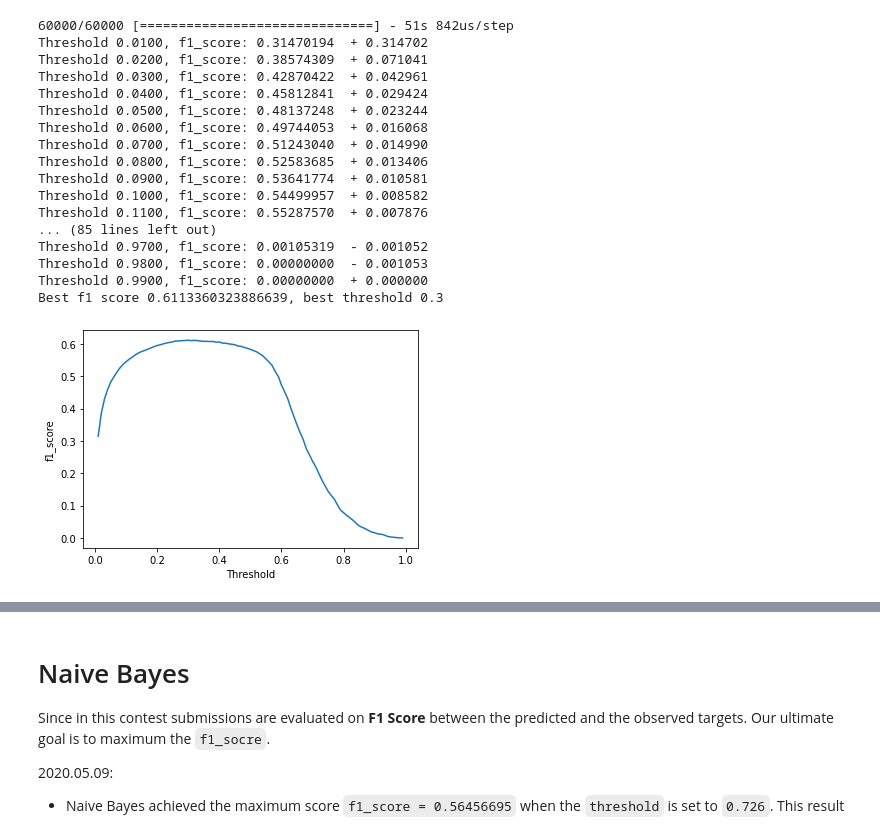
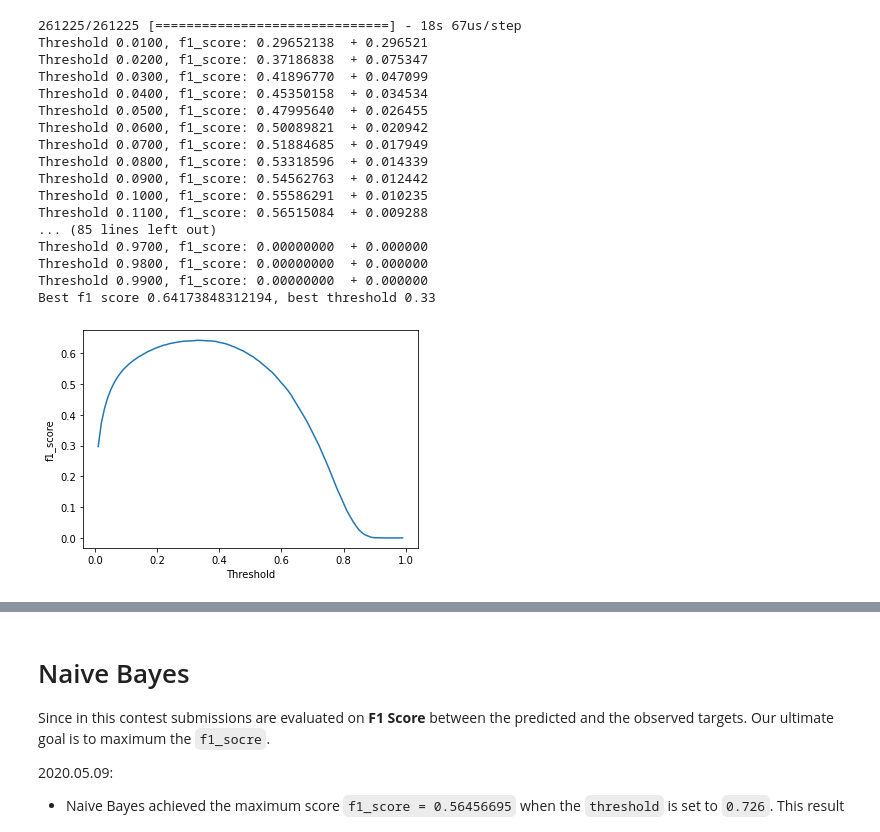
Before and after one commit to GaoangLiu/AA_ipynb, a Jupyter notebook: Quora_Insincere_Questions_Classification.ipynb, the cells around one changed output, grey strips where cells are left out. Drawn from its saved outputs; the diff is of its cells as text; code cells hidden in the pictures.

```diff
--- a/Quora_Insincere_Questions_Classification.ipynb
+++ b/Quora_Insincere_Questions_Classification.ipynb
@@ -143,7 +144,7 @@ class C_Ensemble(Classifier):
 
 class Helper():
     def locate_threshold(self, model, x_val, y_val):
-        y_probs = model.predict_proba(x_val, batch_size=1024, verbose=1)
+        y_probs = model.predict(x_val, batch_size=1024, verbose=1)
         best_threshold = best_f1 = pre_f1 = 0
         history = []
 
@@ -264,9 +294,5 @@ tmptrain.question_text.str.len().hist()
 # %%
-c.model.compile(optimizer='adam', loss='binary_crossentropy', metrics=['acc'])
-# x_train, y_train = vector_train
-
+model.compile(optimizer='adam', loss='binary_crossentropy', metrics=['acc'])
 X_tra, X_val, y_tra, y_val = train_test_split(vector_train, c.train.target, train_size=0.8, random_state=2020)
-history = c.model.fit(X_tra, y_tra, epochs=1, batch_size=1024, validation_data=(X_val, y_val))
-
-# y_pred = c.model.predict(X_val, batch_size=1024, verbose=1)
+history = model.fit(X_tra, y_tra, epochs=1, batch_size=256, validation_data=(X_val, y_val))
 # %% [output]
@@ -276,31 +301,34 @@ Epoch 1/1
 # %%
 # Find maximum threshold
-Helper().locate_threshold(c.model, X_val, y_val)
+Helper().locate_threshold(model, X_val, y_val)
 # 300_000 train size, batch_size = 1024, f1_score = 0.6118
 # 300_000 train size, batch_size = 1024, double GRU, f1_score = 0.6113
 # 300_000 train size, batch_size = 1024, with glove-wiki-gigaword-100 embeding, f1_score = 0.6030
 # 300_000 train size, batch_size = 1024, with google-news 300 embeding, f1_score = 0.6078
 # full train, bsize 1024, embed_size=300, maxlen=200, google news 300, f1_score = 0.6404
 # full train, bsize 1024, embed_size=300, maxlen=200, no embed, f1_score = 0.6390
+
+# Keras API full train, Bidirectional GRU 64, bsize 256, embed_size 300, maxlen 200, no embed, f1_score 0.6485
+# Keras API full train, Bidirectional GRU 64, bsize 256, embed_size 300, maxlen 200, fasttext 300, f1_score 0.6417
 # %% [output]
-60000/60000 [==============================] - 51s 842us/step
-Threshold 0.0100, f1_score: 0.31470194  + 0.314702
-Threshold 0.0200, f1_score: 0.38574309  + 0.071041
-Threshold 0.0300, f1_score: 0.42870422  + 0.042961
-Threshold 0.0400, f1_score: 0.45812841  + 0.029424
-Threshold 0.0500, f1_score: 0.48137248  + 0.023244
-Threshold 0.0600, f1_score: 0.49744053  + 0.016068
-Threshold 0.0700, f1_score: 0.51243040  + 0.014990
-Threshold 0.0800, f1_score: 0.52583685  + 0.013406
-Threshold 0.0900, f1_score: 0.53641774  + 0.010581
-Threshold 0.1000, f1_score: 0.54499957  + 0.008582
-Threshold 0.1100, f1_score: 0.55287570  + 0.007876
+261225/261225 [==============================] - 18s 67us/step
+Threshold 0.0100, f1_score: 0.29652138  + 0.296521
+Threshold 0.0200, f1_score: 0.37186838  + 0.075347
+Threshold 0.0300, f1_score: 0.41896770  + 0.047099
+Threshold 0.0400, f1_score: 0.45350158  + 0.034534
+Threshold 0.0500, f1_score: 0.47995640  + 0.026455
+Threshold 0.0600, f1_score: 0.50089821  + 0.020942
+Threshold 0.0700, f1_score: 0.51884685  + 0.017949
+Threshold 0.0800, f1_score: 0.53318596  + 0.014339
+Threshold 0.0900, f1_score: 0.54562763  + 0.012442
+Threshold 0.1000, f1_score: 0.55586291  + 0.010235
+Threshold 0.1100, f1_score: 0.56515084  + 0.009288
 ... (85 lines left out)
-Threshold 0.9700, f1_score: 0.00105319  - 0.001052
-Threshold 0.9800, f1_score: 0.00000000  - 0.001053
+Threshold 0.9700, f1_score: 0.00000000  + 0.000000
+Threshold 0.9800, f1_score: 0.00000000  + 0.000000
 Threshold 0.9900, f1_score: 0.00000000  + 0.000000
-Best f1 score 0.6113360323886639, best threshold 0.3
+Best f1 score 0.64173848312194, best threshold 0.33
-[figure, old version]
+[figure, new version]
 # %% [markdown]
 # Logistic Regression
 Besides NB, we also tried LR to maximum `f1_score`
```
Also changed, not shown: parts of 6 cells of this notebook.
